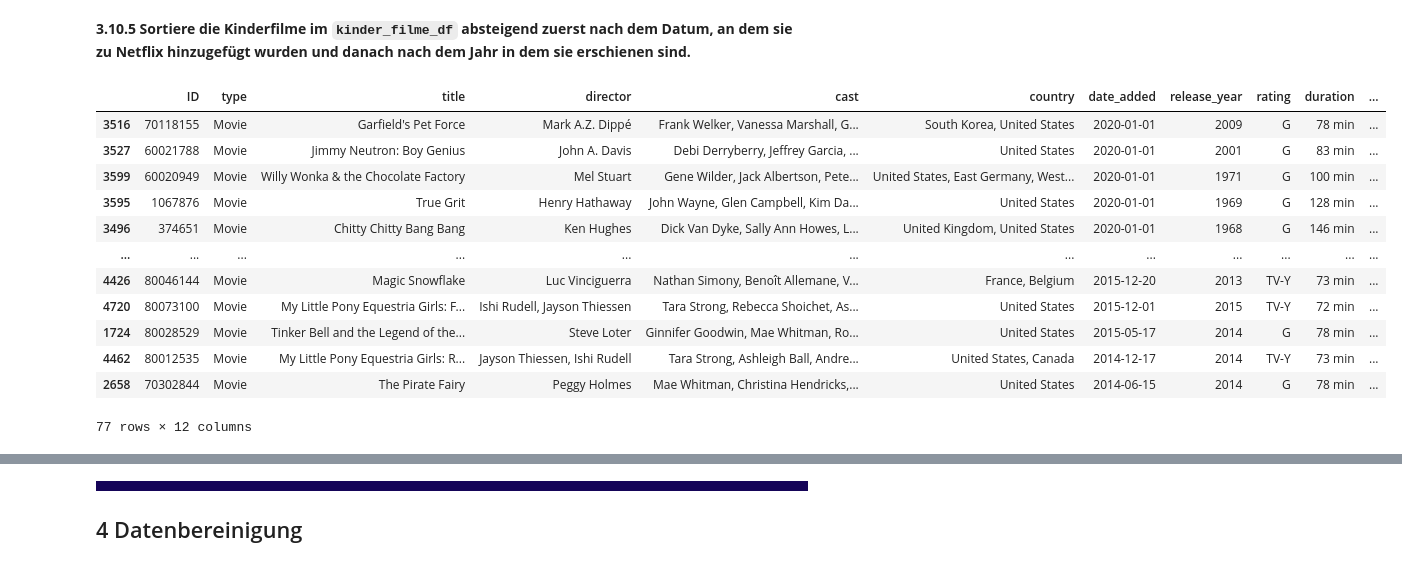
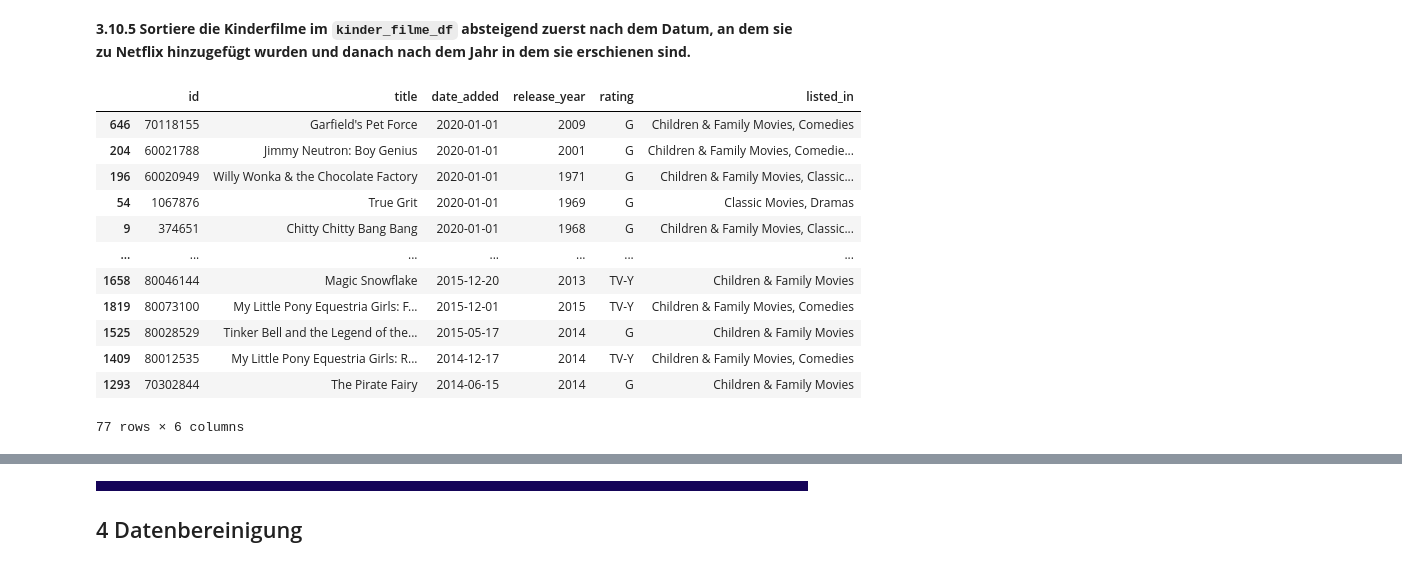
Before and after one commit to orca-nrw/lernmodul-pandas, a Jupyter notebook: index.ipynb, the cells around one changed output, grey strips where cells are left out. Cells and saved outputs as stored; diff of their text form; code cells hidden in the pictures.

```diff
--- a/index.ipynb
+++ b/index.ipynb
@@ -140,14 +146,14 @@ In den meisten Fällen werden Daten nicht händisch erzeugt, wie im vorherigen A
 # %% [markdown]
 Zum Herstellung einer Datenbankverbindung muss das Package SQLAlchemy installiert und dann importiert werden. Der Vorteil ist, dass sich dadurch diverse verschiedene Datenbanken einbinden lassen. Wie Verbindungen zu den verschiedenen Datenbanken hergestellt werden können, kann <a href="https://docs.sqlalchemy.org/en/14/core/engines.html">hier</a> eingesehen werden. Im Folgenden wird eine SQLite Datenbank verwendet. Um die Verbindung herzustellen, muss der `create_engine()` Funktion des importierten sqlalchemy Package der Pfad zu der Datenbank übergeben werden. Vor dem Datenbankpfad muss `sqlite:///` geschrieben werden, damit SQLAlchemy weiß, um welche Datenbank es sich handelt. Auf das zurückgegebene Engine Objekt muss die Methode `connect()` aufgerufen werden, um sich mit der jeweiligen Datenbank zu verbinden. Mithilfe der Funktion `read_sql_query()` können dann diverse SQL Abfragen ausgeführt werden. Der Funktion werden dafür die SQL Abfrage und die Datenbankverbindung übergeben. Die abgefragten Daten werden automatisch in einen DataFrame gespeichert. Nach Beendigung der Abfragen sollte die Datenbankverbindung wieder geschlossen werden.
 # %%
-import sqlalchemy as db
+from sqlalchemy import create_engine
 
 # Herstellen der Datenbankverbindung
-engine = db.create_engine('sqlite:///data/lernmodul_pandas.db')
+engine = create_engine('sqlite:///data/lernmodul_pandas.db')
 con = engine.connect()
 
 # Auslesen der Daten aus der Datenbank und Speicherung der Daten in einem DataFrame
-titles_df = pd.read_sql_query('SELECT * from netflix_titles', con)
+titles_df = pd.read_sql_query('SELECT * from netflix_titles ORDER By show_id', con)
 
 # Schließen der Datenbankverbindung
 con.close()
@@ -171,7 +178,7 @@ pandas_lm.show_task(211)
 # %% [markdown]
 Mithilfe der pandas Funktion `read_csv()` können Daten aus einer csv Datei als pandas DataFrame importiert werden.
 # %%
-titles_df = pd.read_csv('data/netflix_titles.csv')
+titles_csv_df = pd.read_csv('data/netflix_titles.csv')
 # %%
 titles_df.head()
 # %% [output]
@@ -700,7 +700,7 @@ titles_df.loc[(titles_df['type'] == 'Movie') & (titles_df['release_year'] > 2017
 # %% [markdown]
 Spaltennamen können mit der Methode `rename()` geändert werden. Dieser wir ein Dictonary übergeben, in dem für die aktuellen Spaltennamen neue Namen angegeben werden. Mithilfe von `inplace = True` werden die Änderungen direkt in den DataFrame übernommen. Die Änderungen müssen also nicht mehr durch `titles_df = ....` in die jeweilige Variable geschrieben werden.
 # %%
-titles_df.rename(columns = {'show_id':'ID'}, inplace = True)
+titles_df.rename(columns = {'show_id':'id'}, inplace = True)
 # %%
 titles_df.head()
 # %% [output]
@@ -844,4 +854,5 @@ vf.create_barplot_for_series(release_year_series)
 # %%
 kinder_filme_df = titles_df.loc[(titles_df['type'] == 'Movie') & ((titles_df['rating'] == 'TV-Y') | (titles_df['rating'] == 'G'))]
-kinder_filme_df
+kinder_filme_df = kinder_filme_df.loc[:,['id','title', 'date_added', 'release_year', 'rating', 'listed_in']]
+lm.show_task(3104, kinder_filme_df)
 # %% [output]
@@ -862,18 +875,18 @@ kinder_filme_df
 **3.10.5 Sortiere die Kinderfilme im `kinder_filme_df` absteigend zuerst nach dem Datum, an dem sie zu Netflix hinzugefügt wurden und danach nach dem Jahr in dem sie erschienen sind.**
 # %%
 kinder_filme_sort_df = kinder_filme_df.sort_values(['date_added', 'release_year'], ascending=False)
-kinder_filme_sort_df
+lm.show_task(3105, kinder_filme_sort_df)
 # %% [output]
-|  | ID | type | title | director | cast | country | date_added | release_year | rating | duration | ... |
-| 3516 | 70118155 | Movie | Garfield's Pet Force | Mark A.Z. Dippé | Frank Welker, Vanessa Marshall, G... | South Korea, United States | 2020-01-01 | 2009 | G | 78 min | ... |
-| 3527 | 60021788 | Movie | Jimmy Neutron: Boy Genius | John A. Davis | Debi Derryberry, Jeffrey Garcia, ... | United States | 2020-01-01 | 2001 | G | 83 min | ... |
-| 3599 | 60020949 | Movie | Willy Wonka & the Chocolate Factory | Mel Stuart | Gene Wilder, Jack Albertson, Pete... | United States, East Germany, West... | 2020-01-01 | 1971 | G | 100 min | ... |
-| 3595 | 1067876 | Movie | True Grit | Henry Hathaway | John Wayne, Glen Campbell, Kim Da... | United States | 2020-01-01 | 1969 | G | 128 min | ... |
-| 3496 | 374651 | Movie | Chitty Chitty Bang Bang | Ken Hughes | Dick Van Dyke, Sally Ann Howes, L... | United Kingdom, United States | 2020-01-01 | 1968 | G | 146 min | ... |
-| ... | ... | ... | ... | ... | ... | ... | ... | ... | ... | ... | ... |
-| 4426 | 80046144 | Movie | Magic Snowflake | Luc Vinciguerra | Nathan Simony, Benoît Allemane, V... | France, Belgium | 2015-12-20 | 2013 | TV-Y | 73 min | ... |
-| 4720 | 80073100 | Movie | My Little Pony Equestria Girls: F... | Ishi Rudell, Jayson Thiessen | Tara Strong, Rebecca Shoichet, As... | United States | 2015-12-01 | 2015 | TV-Y | 72 min | ... |
-| 1724 | 80028529 | Movie | Tinker Bell and the Legend of the... | Steve Loter | Ginnifer Goodwin, Mae Whitman, Ro... | United States | 2015-05-17 | 2014 | G | 78 min | ... |
-| 4462 | 80012535 | Movie | My Little Pony Equestria Girls: R... | Jayson Thiessen, Ishi Rudell | Tara Strong, Ashleigh Ball, Andre... | United States, Canada | 2014-12-17 | 2014 | TV-Y | 73 min | ... |
-| 2658 | 70302844 | Movie | The Pirate Fairy | Peggy Holmes | Mae Whitman, Christina Hendricks,... | United States | 2014-06-15 | 2014 | G | 78 min | ... |
+|  | id | title | date_added | release_year | rating | listed_in |
+| 646 | 70118155 | Garfield's Pet Force | 2020-01-01 | 2009 | G | Children & Family Movies, Comedies |
+| 204 | 60021788 | Jimmy Neutron: Boy Genius | 2020-01-01 | 2001 | G | Children & Family Movies, Comedie... |
+| 196 | 60020949 | Willy Wonka & the Chocolate Factory | 2020-01-01 | 1971 | G | Children & Family Movies, Classic... |
+| 54 | 1067876 | True Grit | 2020-01-01 | 1969 | G | Classic Movies, Dramas |
+| 9 | 374651 | Chitty Chitty Bang Bang | 2020-01-01 | 1968 | G | Children & Family Movies, Classic... |
+| ... | ... | ... | ... | ... | ... | ... |
+| 1658 | 80046144 | Magic Snowflake | 2015-12-20 | 2013 | TV-Y | Children & Family Movies |
+| 1819 | 80073100 | My Little Pony Equestria Girls: F... | 2015-12-01 | 2015 | TV-Y | Children & Family Movies, Comedies |
+| 1525 | 80028529 | Tinker Bell and the Legend of the... | 2015-05-17 | 2014 | G | Children & Family Movies |
+| 1409 | 80012535 | My Little Pony Equestria Girls: R... | 2014-12-17 | 2014 | TV-Y | Children & Family Movies, Comedies |
+| 1293 | 70302844 | The Pirate Fairy | 2014-06-15 | 2014 | G | Children & Family Movies |
-77 rows × 12 columns
+77 rows × 6 columns
```
Also changed, not shown: parts of 75 cells of this notebook, 2 other files.
